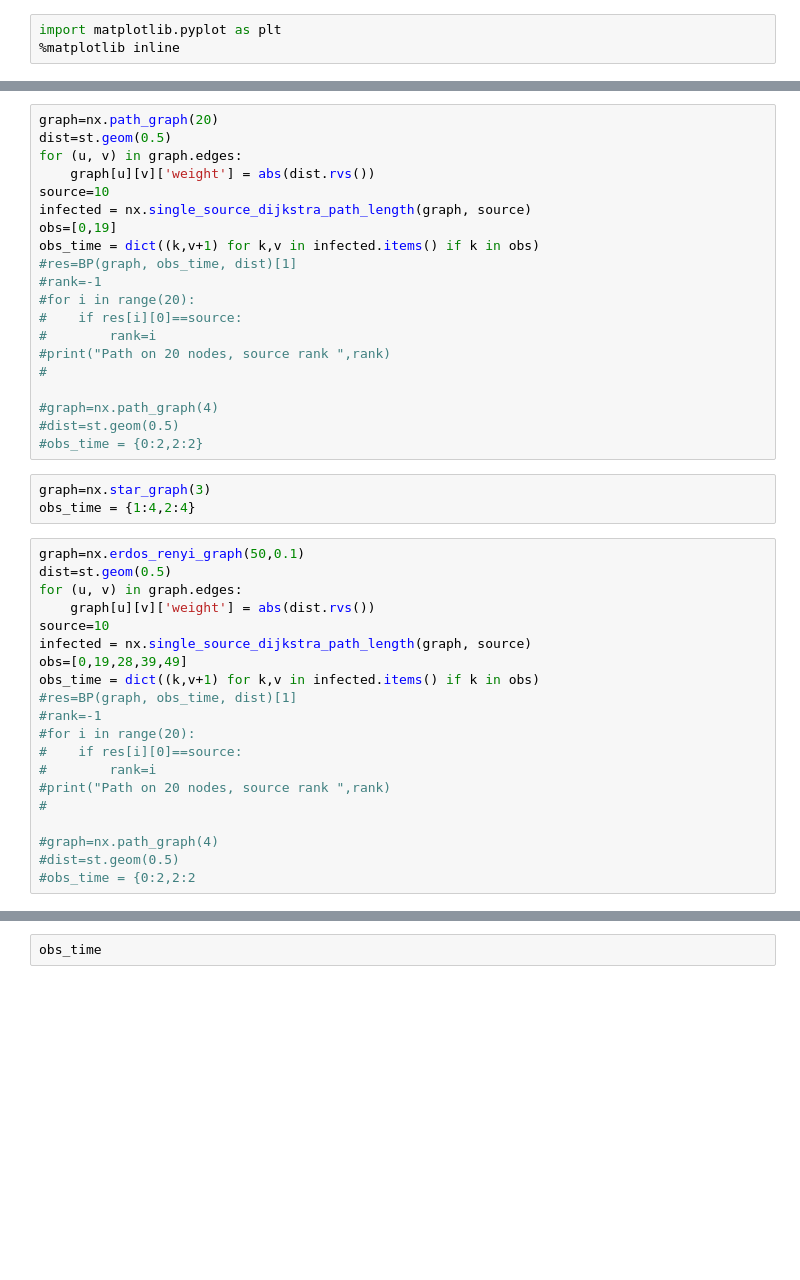
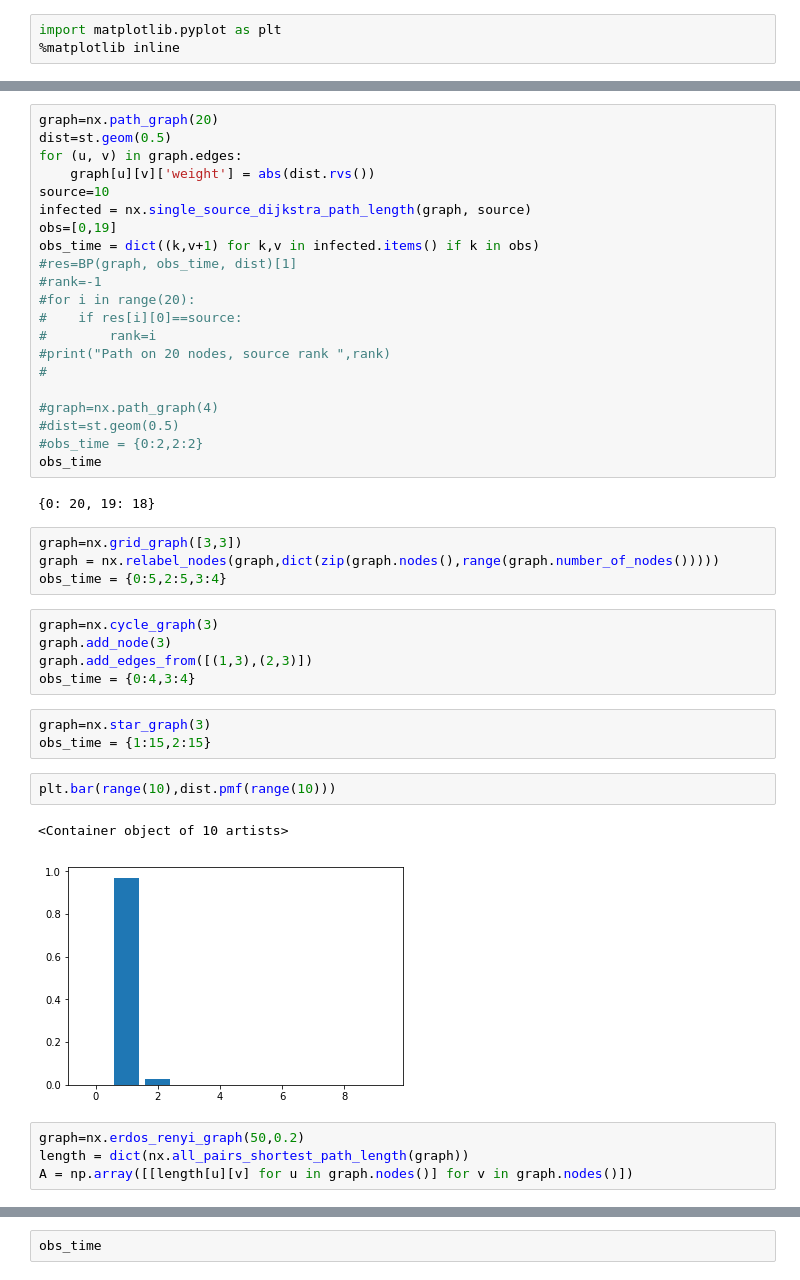
Before and after one commit to sl-benchmark/belief_propagation, a Jupyter notebook: Untitled.ipynb, the cells around one changed output, grey strips where cells are left out. Drawn from its saved outputs; the diff is of its cells as text; blank space fills up the shorter version.

```diff
--- a/Untitled.ipynb
+++ b/Untitled.ipynb
@@ -128,26 +138,27 @@ obs_time = dict((k,v+1) for k,v in infected.items() if k in obs)
 #graph=nx.path_graph(4)
 #dist=st.geom(0.5)
 #obs_time = {0:2,2:2}
+obs_time
+# %% [output]
+{0: 20, 19: 18}
+# %%
+graph=nx.grid_graph([3,3])
+graph = nx.relabel_nodes(graph,dict(zip(graph.nodes(),range(graph.number_of_nodes()))))
+obs_time = {0:5,2:5,3:4}
+# %%
+graph=nx.cycle_graph(3)
+graph.add_node(3)
+graph.add_edges_from([(1,3),(2,3)])
+obs_time = {0:4,3:4}
 # %%
 graph=nx.star_graph(3)
-obs_time = {1:4,2:4}
+obs_time = {1:15,2:15}
-# %%
-graph=nx.erdos_renyi_graph(50,0.1)
-dist=st.geom(0.5)
-for (u, v) in graph.edges:
-    graph[u][v]['weight'] = abs(dist.rvs())
-source=10
-infected = nx.single_source_dijkstra_path_length(graph, source)
-obs=[0,19,28,39,49]
-obs_time = dict((k,v+1) for k,v in infected.items() if k in obs)
-#res=BP(graph, obs_time, dist)[1]
-#rank=-1
-#for i in range(20):
-#    if res[i][0]==source:
-#        rank=i
-#print("Path on 20 nodes, source rank ",rank)
-#
-
-#graph=nx.path_graph(4)
-#dist=st.geom(0.5)
-#obs_time = {0:2,2:2
+# %%
+plt.bar(range(10),dist.pmf(range(10)))
+# %% [output]
+<Container object of 10 artists>
+[figure, added]
+# %%
+graph=nx.erdos_renyi_graph(50,0.2)
+length = dict(nx.all_pairs_shortest_path_length(graph))
+A = np.array([[length[u][v] for u in graph.nodes()] for v in graph.nodes()])
```
Also changed, not shown: parts of 10 cells of this notebook, 1 other file.
